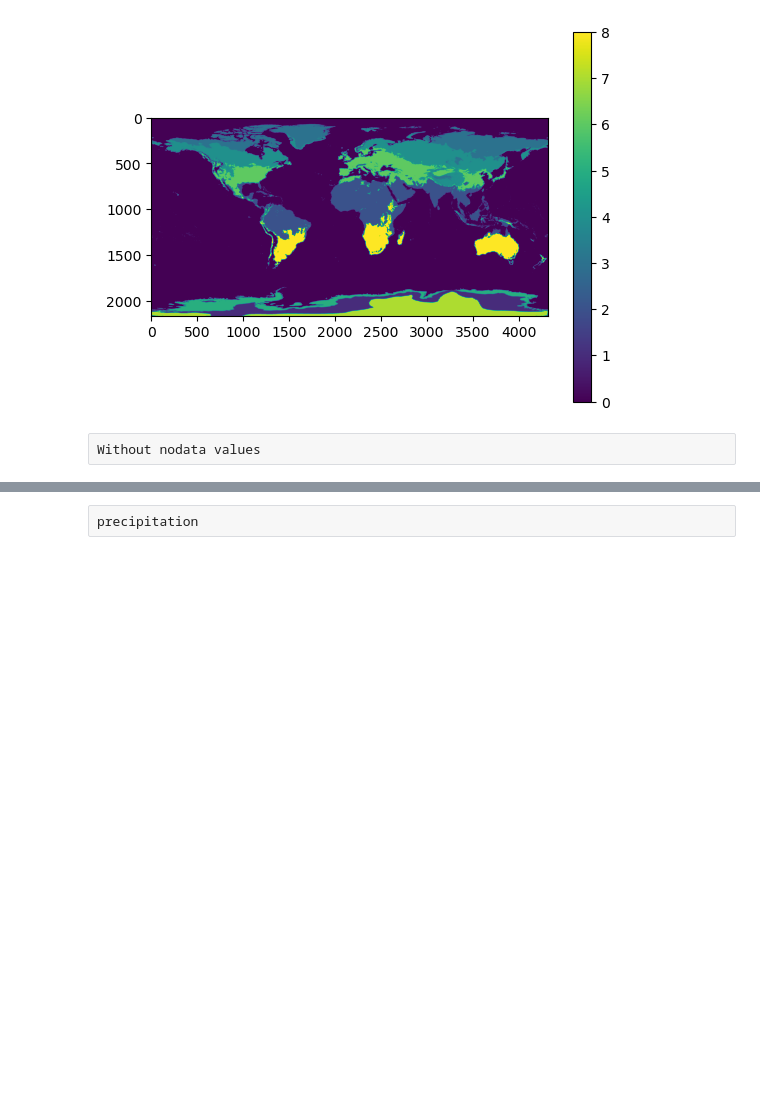
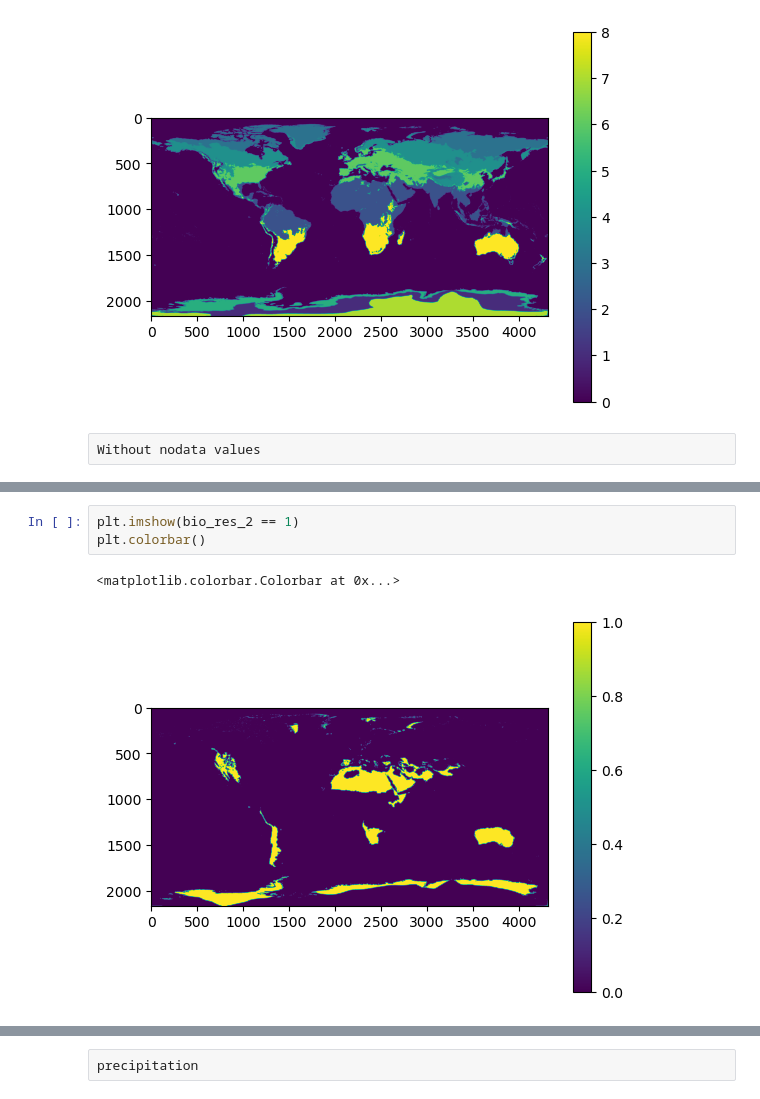
Before and after one commit to deekenyah1/final_year_worldclim, a Jupyter notebook: RASTERIO PROJECT.ipynb, the cells around one changed output, grey strips where cells are left out. Drawn from its saved outputs; the diff is of its cells as text; blank space fills up the shorter version.

```diff
--- a/RASTERIO PROJECT.ipynb
+++ b/RASTERIO PROJECT.ipynb
@@ -1201,0 +721,6 @@ ValueError: cannot reshape array of size 3170214 into shape (2160,4320)
+# %%
+plt.imshow(bio_res_2 == 1)
+plt.colorbar()
+# %% [output]
+<matplotlib.colorbar.Colorbar at 0x...>
+[figure, added]
```
Also changed, not shown: parts of 231 cells of this notebook, 5 other files.
